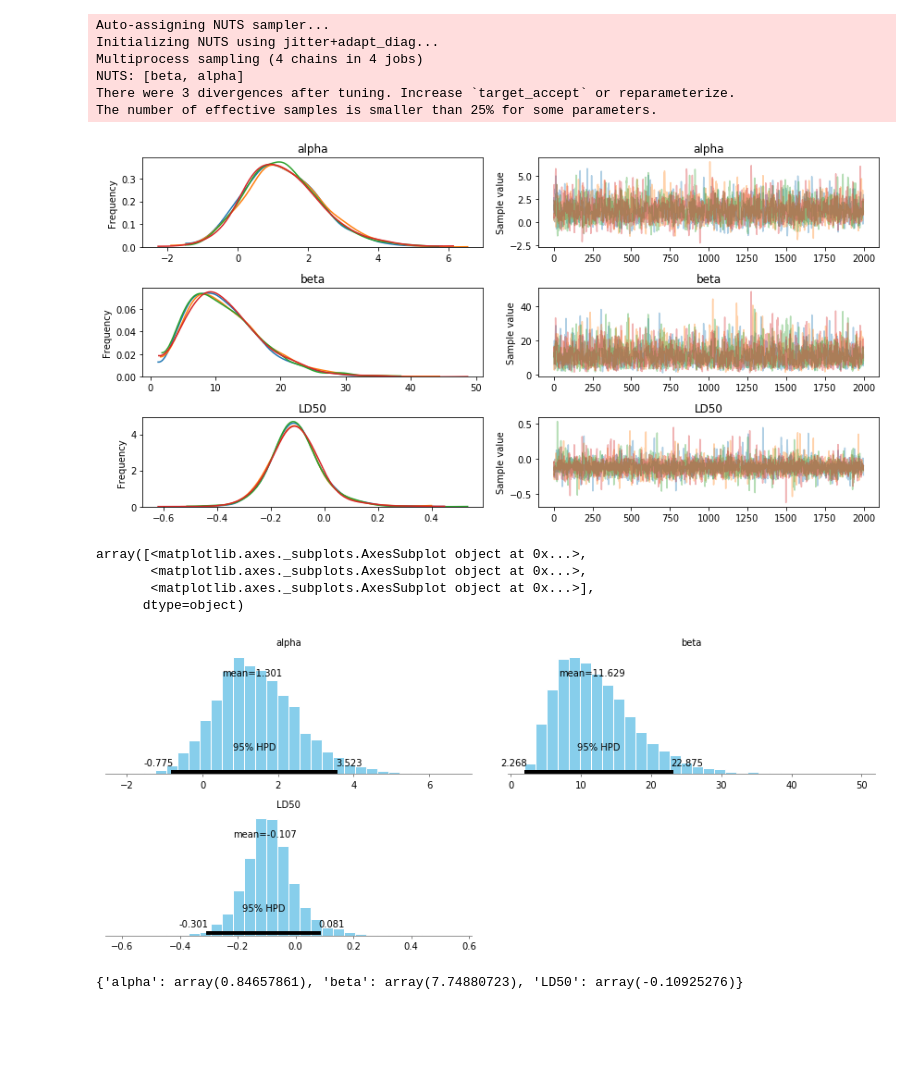
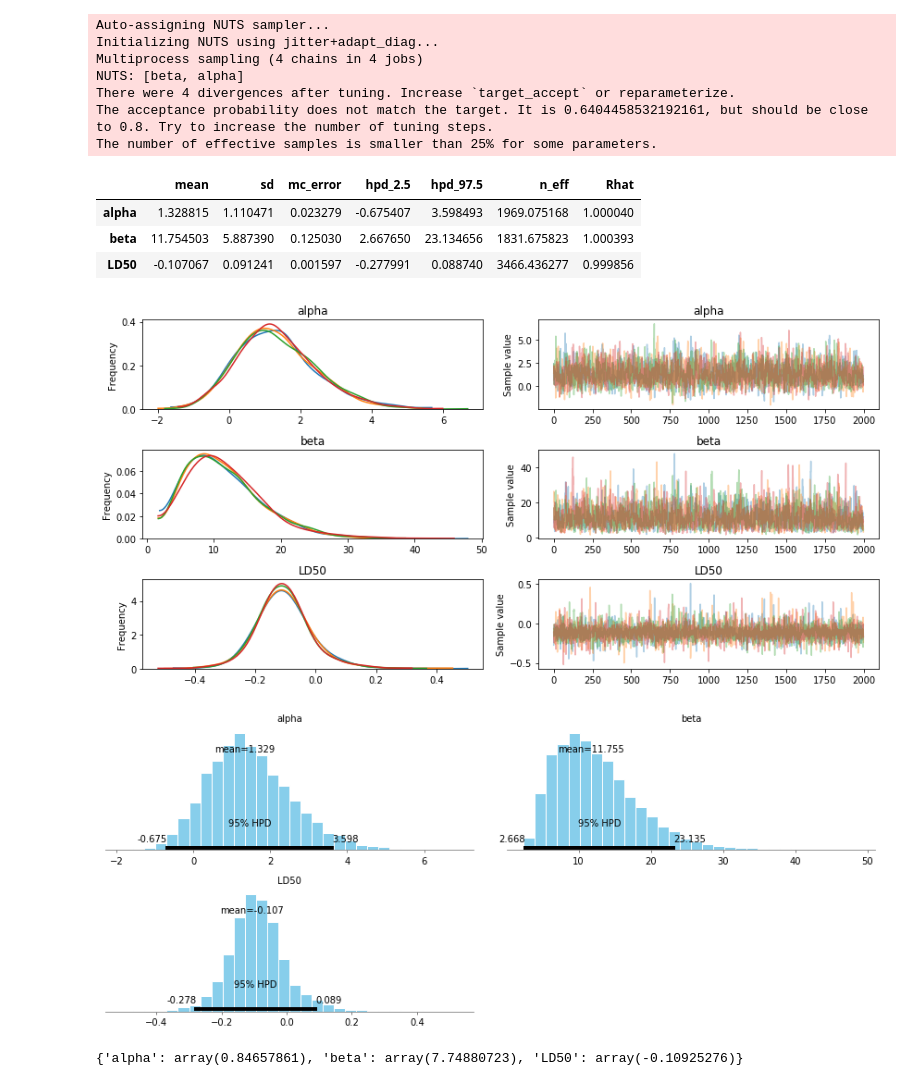
Before and after one commit to Narenman/AnalisisBayesiano, a Jupyter notebook: notebooks/bioassay.ipynb, the cells around one changed output. Saved outputs shown, nothing was run; the diff lists cells and outputs as text; code cells hidden in the pictures; blank space fills up the shorter version.

```diff
--- a/notebooks/bioassay.ipynb
+++ b/notebooks/bioassay.ipynb
@@ -21,26 +51,30 @@ with model:
     LD50  = pm.Deterministic('LD50', -alpha/beta)
 # %%
 with model:
-    trace = pm.sample(2000, target_accept=0.95)
+    trace = pm.sample(2000, target_accept=0.98, random_seed=0)
 # %% [output]
 Auto-assigning NUTS sampler...
 Initializing NUTS using jitter+adapt_diag...
 Multiprocess sampling (4 chains in 4 jobs)
 NUTS: [beta, alpha]
-There were 3 divergences after tuning. Increase `target_accept` or reparameterize.
+There were 4 divergences after tuning. Increase `target_accept` or reparameterize.
+The acceptance probability does not match the target. It is 0.6404458532192161, but should be close to 0.8. Try to increase the number of tuning steps.
 The number of effective samples is smaller than 25% for some parameters.
+# %%
+pm.summary(trace)
+# %% [output]
+|  | mean | sd | mc_error | hpd_2.5 | hpd_97.5 | n_eff | Rhat |
+| alpha | 1.328815 | 1.110471 | 0.023279 | -0.675407 | 3.598493 | 1969.075168 | 1.000040 |
+| beta | 11.754503 | 5.887390 | 0.125030 | 2.667650 | 23.134656 | 1831.675823 | 1.000393 |
+| LD50 | -0.107067 | 0.091241 | 0.001597 | -0.277991 | 0.088740 | 3466.436277 | 0.999856 |
 # %%
-axes = pm.traceplot(trace)
+pm.traceplot(trace);
 # %% [output]
-[figure, old version]
+[figure, new version]
 # %%
-pm.plot_posterior(trace)
+pm.plot_posterior(trace);
 # %% [output]
-array([<matplotlib.axes._subplots.AxesSubplot object at 0x...>,
-       <matplotlib.axes._subplots.AxesSubplot object at 0x...>,
-       <matplotlib.axes._subplots.AxesSubplot object at 0x...>],
-      dtype=object)
-[figure, old version]
+[figure, new version]
 # %%
 with model:
     map = pm.find_MAP()
```
Also changed, not shown: parts of 14 cells of this notebook, 2 other files.
